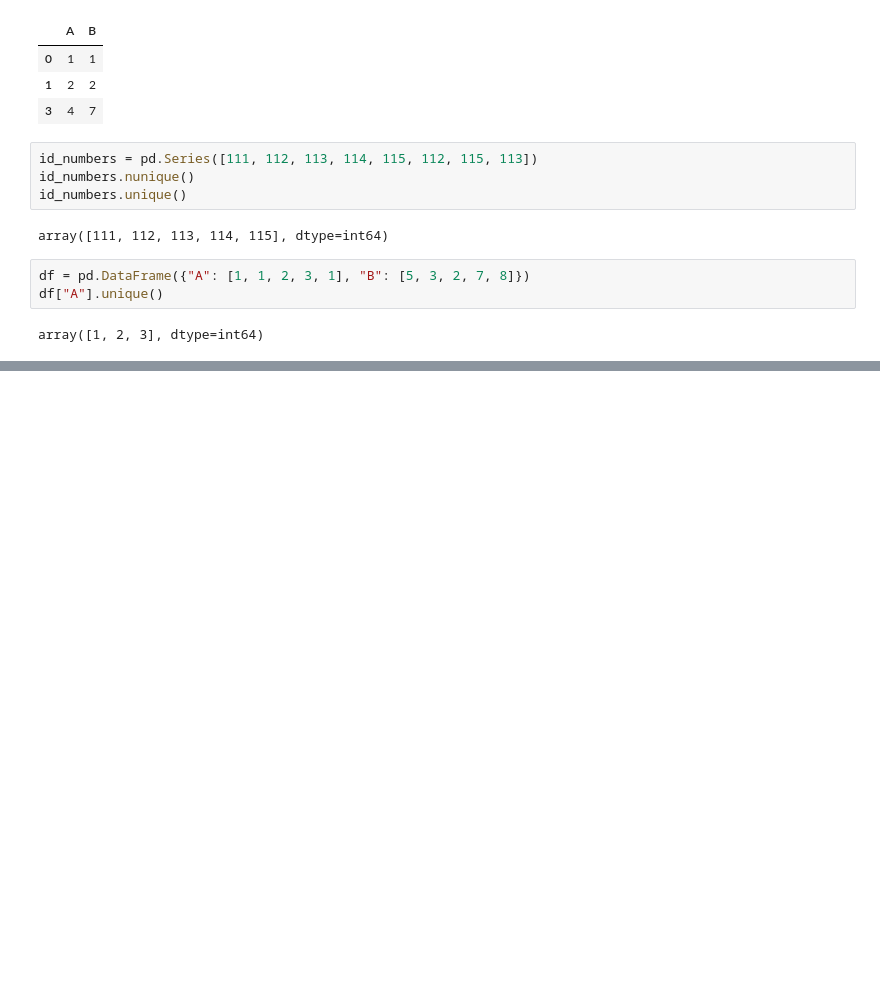
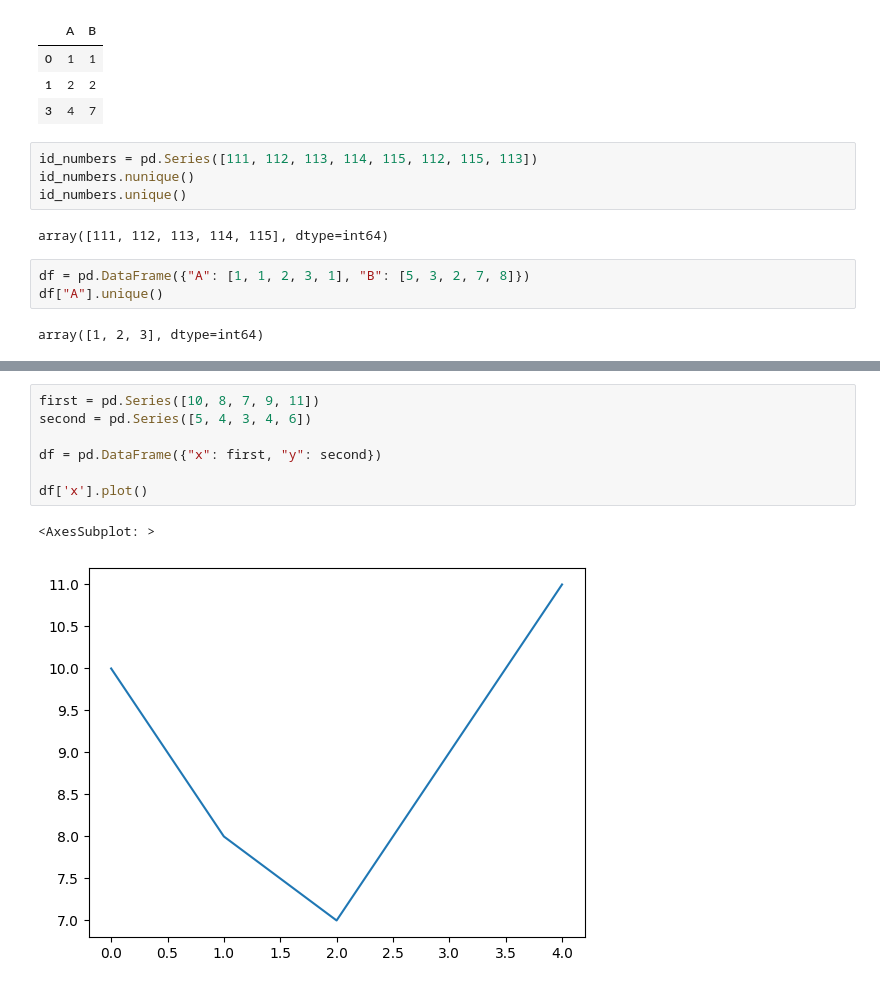
Before and after one commit to antonioIannotta/python-tutorial, a Jupyter notebook: pandas/Pandas.ipynb, the cells around one changed output, grey strips where cells are left out. Drawn from its saved outputs; the diff is of its cells as text; blank space fills up the shorter version.

```diff
--- a/pandas/Pandas.ipynb
+++ b/pandas/Pandas.ipynb
@@ -269,0 +283,10 @@ array([1, 2, 3], dtype=int64)
+# %%
+first = pd.Series([10, 8, 7, 9, 11])
+second = pd.Series([5, 4, 3, 4, 6])
+
+df = pd.DataFrame({"x": first, "y": second})
+
+df['x'].plot()
+# %% [output]
+<AxesSubplot: >
+[figure, added]
```
Also changed, not shown: parts of 12 cells of this notebook.
